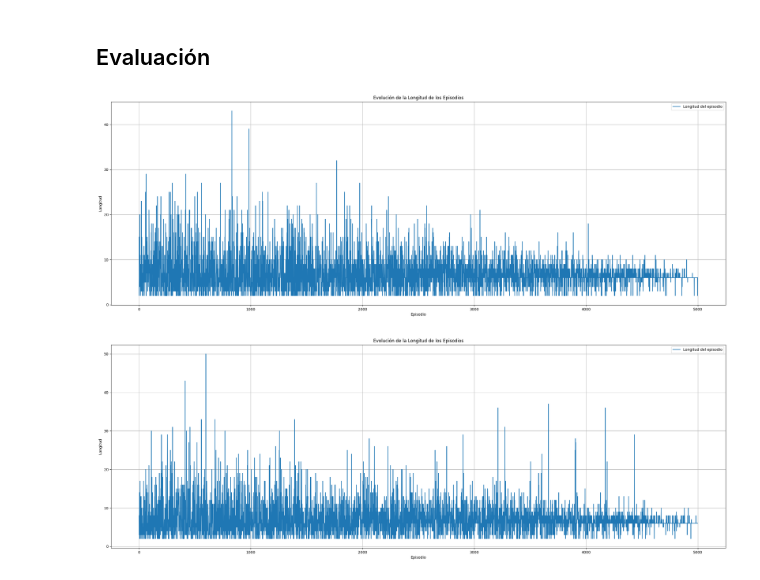
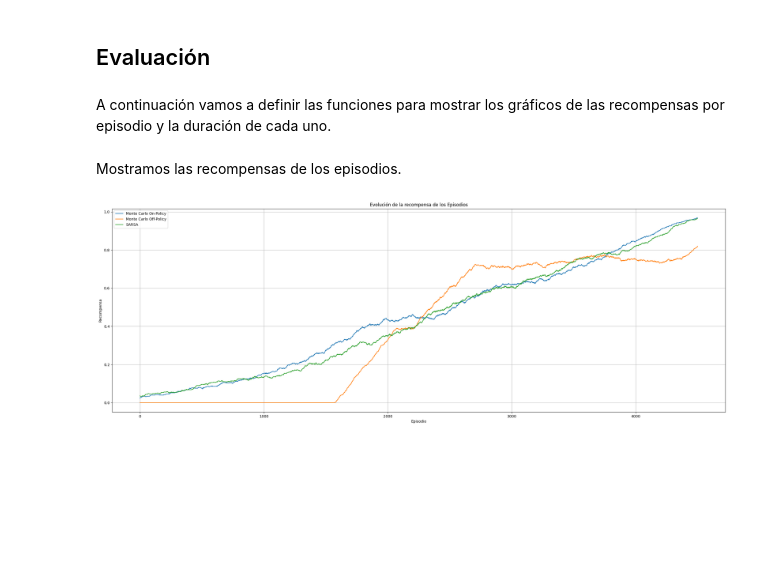
Before and after one commit to oliatom350/RL_SFDD, a Jupyter notebook: Estudio_Metodos_Tabulares.ipynb, the cells around one changed output. Drawn from its saved outputs; the diff is of its cells as text; code cells hidden in the pictures; blank space fills up the shorter version.

Commit message:
Funciones para las gráficas

```diff
--- a/Estudio_Metodos_Tabulares.ipynb
+++ b/Estudio_Metodos_Tabulares.ipynb
@@ -198,9 +206,54 @@ State 15: ←
 Test success rate: 100/100 (100.00%)
 # %% [markdown]
 ## Evaluación
-# %%
-plot_episode_lengths(mc_on_policy_agent.episode_lengths)
-plot_episode_lengths(sarsa_agent.episode_lengths)
-# %% [output]
-[figure, removed]
-[figure, removed]
+# %% [markdown]
+A continuación vamos a definir las funciones para mostrar los gráficos de las recompensas por episodio y la duración de cada uno.
+# %%
+def get_moving_avgs(arr, window, convolution_mode):
+    return np.convolve(
+        np.array(arr).flatten(),
+        np.ones(window),
+        mode=convolution_mode
+    ) / window
+
+def plot_episode_rewards(envs, rolling_length = 500):
+    plt.figure(figsize=(30, 10))
+    for name, env in envs:
+        reward_moving_average = get_moving_avgs(
+            env.return_queue,
+            rolling_length,
+            "valid"
+        )
+        plt.plot(range(len(reward_moving_average)), reward_moving_average, label=name)
+    plt.xlabel("Episodio")
+    plt.ylabel("Recompensa")
+    plt.title("Evolución de la recompensa de los Episodios")
+    plt.grid(True)
+    plt.legend()
+    plt.show()
+
+def plot_episode_lengths(envs, rolling_length = 500):
+    plt.figure(figsize=(30, 10))
+    for name, env in envs:
+        length_moving_average = get_moving_avgs(
+            env.length_queue,
+            rolling_length,
+            "valid"
+        )
+        plt.plot(range(len(length_moving_average)), length_moving_average, label=name)
+    plt.xlabel("Episodio")
+    plt.ylabel("Recompensa")
+    plt.title("Evolución de la recompensa de los Episodios")
+    plt.grid(True)
+    plt.legend()
+    plt.show()
+# %% [markdown]
+Mostramos las recompensas de los episodios.
+# %%
+plot_episode_rewards([
+    ("Monte Carlo On-Policy", mc_on_policy_env),
+    ("Monte Carlo Off-Policy", mc_off_policy_env),
+    ("SARSA", sarsa_env)
+], rolling_length=500)
+# %% [output]
+[figure, added]
```
Also changed, not shown: parts of 7 cells of this notebook.
